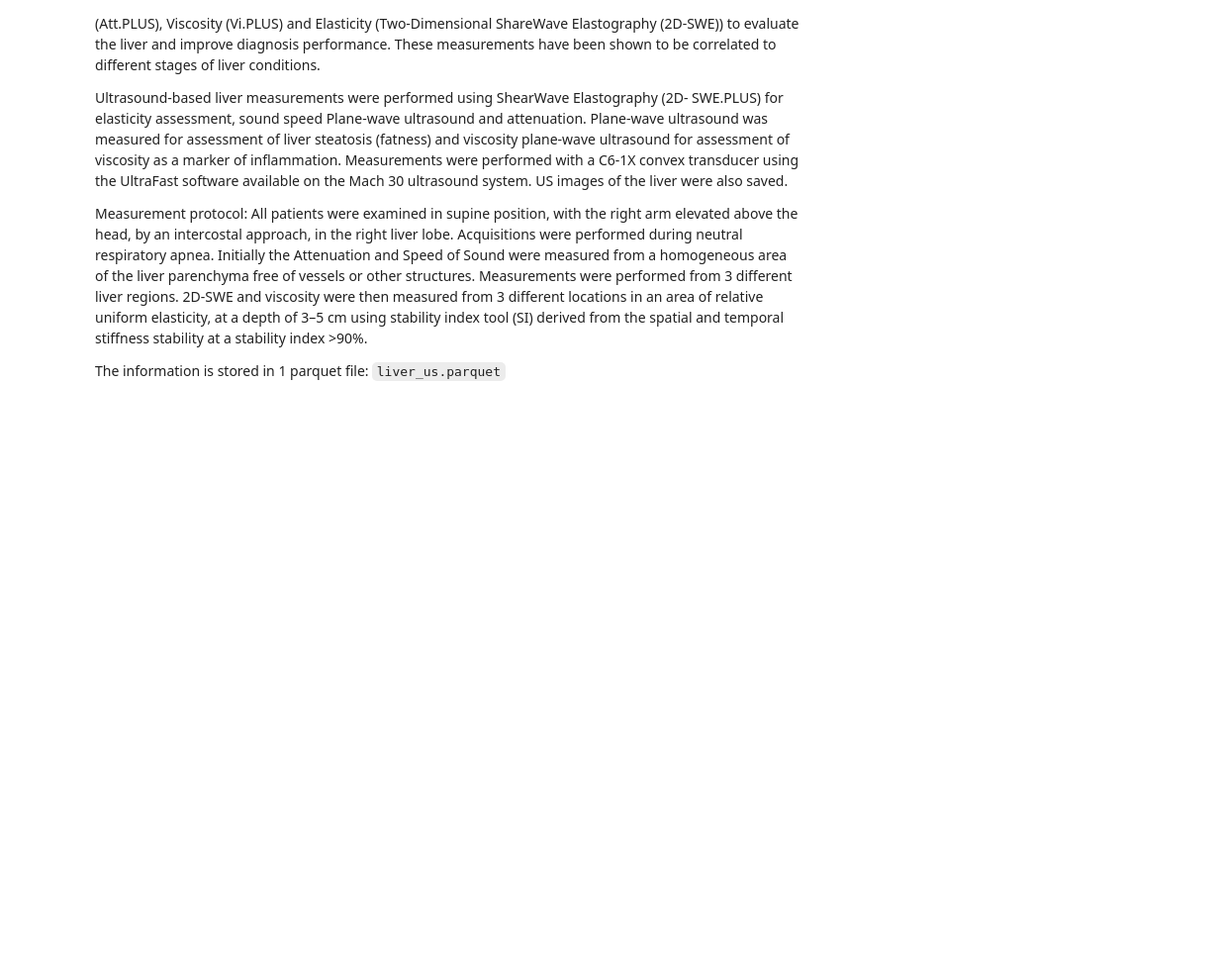
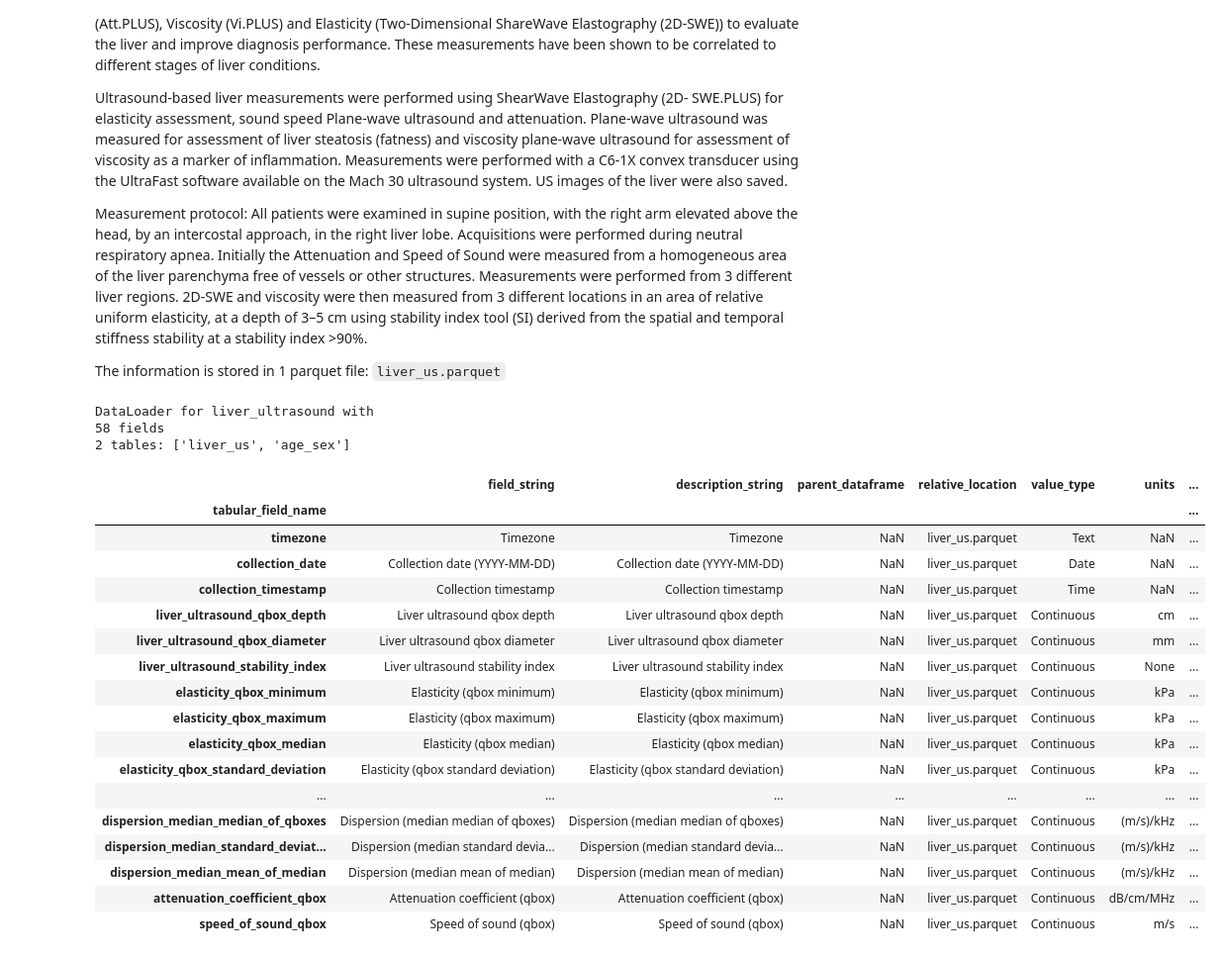
Before and after one commit to PhenoAI/mbzuai-hackathon-2023, a Jupyter notebook: nbs/datasets/4-liver_ultrasound.ipynb, the cells around one changed output. Shown at 99% size. Saved outputs shown, nothing was run; the diff lists cells and outputs as text; code cells hidden in the pictures; blank space fills up the shorter version.

```diff
--- a/nbs/datasets/4-liver_ultrasound.ipynb
+++ b/nbs/datasets/4-liver_ultrasound.ipynb
@@ -15,4 +15,8 @@ Measurement protocol: All patients were examined in supine position, with the ri
 
 
 The information is stored in 1 parquet file: `liver_us.parquet`
+# %%
+#| hide
+import pandas as pd
+pd.set_option('display.max_rows', 500)
 # %%
@@ -21 +23,29 @@ The information is stored in 1 parquet file: `liver_us.parquet`
 from pheno_utils import PhenoLoader
+# %%
+dl = PhenoLoader('liver_ultrasound')
+dl
+# %% [output]
+DataLoader for liver_ultrasound with
+58 fields
+2 tables: ['liver_us', 'age_sex']
+# %%
+dl.dict
+# %% [output]
+|  | field_string | description_string | parent_dataframe | relative_location | value_type | units | ... |
+| tabular_field_name |  |  |  |  |  |  | ... |
+| timezone | Timezone | Timezone | NaN | liver_us.parquet | Text | NaN | ... |
+| collection_date | Collection date (YYYY-MM-DD) | Collection date (YYYY-MM-DD) | NaN | liver_us.parquet | Date | NaN | ... |
+| collection_timestamp | Collection timestamp | Collection timestamp | NaN | liver_us.parquet | Time | NaN | ... |
+| liver_ultrasound_qbox_depth | Liver ultrasound qbox depth | Liver ultrasound qbox depth | NaN | liver_us.parquet | Continuous | cm | ... |
+| liver_ultrasound_qbox_diameter | Liver ultrasound qbox diameter | Liver ultrasound qbox diameter | NaN | liver_us.parquet | Continuous | mm | ... |
+| liver_ultrasound_stability_index | Liver ultrasound stability index | Liver ultrasound stability index | NaN | liver_us.parquet | Continuous | None | ... |
+| elasticity_qbox_minimum | Elasticity (qbox minimum) | Elasticity (qbox minimum) | NaN | liver_us.parquet | Continuous | kPa | ... |
+| elasticity_qbox_maximum | Elasticity (qbox maximum) | Elasticity (qbox maximum) | NaN | liver_us.parquet | Continuous | kPa | ... |
+| elasticity_qbox_median | Elasticity (qbox median) | Elasticity (qbox median) | NaN | liver_us.parquet | Continuous | kPa | ... |
+| elasticity_qbox_standard_deviation | Elasticity (qbox standard deviation) | Elasticity (qbox standard deviation) | NaN | liver_us.parquet | Continuous | kPa | ... |
+| ... | ... | ... | ... | ... | ... | ... | ... |
+| dispersion_median_median_of_qboxes | Dispersion (median median of qboxes) | Dispersion (median median of qboxes) | NaN | liver_us.parquet | Continuous | (m/s)/kHz | ... |
+| dispersion_median_standard_deviat... | Dispersion (median standard devia... | Dispersion (median standard devia... | NaN | liver_us.parquet | Continuous | (m/s)/kHz | ... |
+| dispersion_median_mean_of_median | Dispersion (median mean of median) | Dispersion (median mean of median) | NaN | liver_us.parquet | Continuous | (m/s)/kHz | ... |
+| attenuation_coefficient_qbox | Attenuation coefficient (qbox) | Attenuation coefficient (qbox) | NaN | liver_us.parquet | Continuous | dB/cm/MHz | ... |
+| speed_of_sound_qbox | Speed of sound (qbox) | Speed of sound (qbox) | NaN | liver_us.parquet | Continuous | m/s | ... |
```
Also changed, not shown: parts of 2 cells of this notebook, 15 other files.
